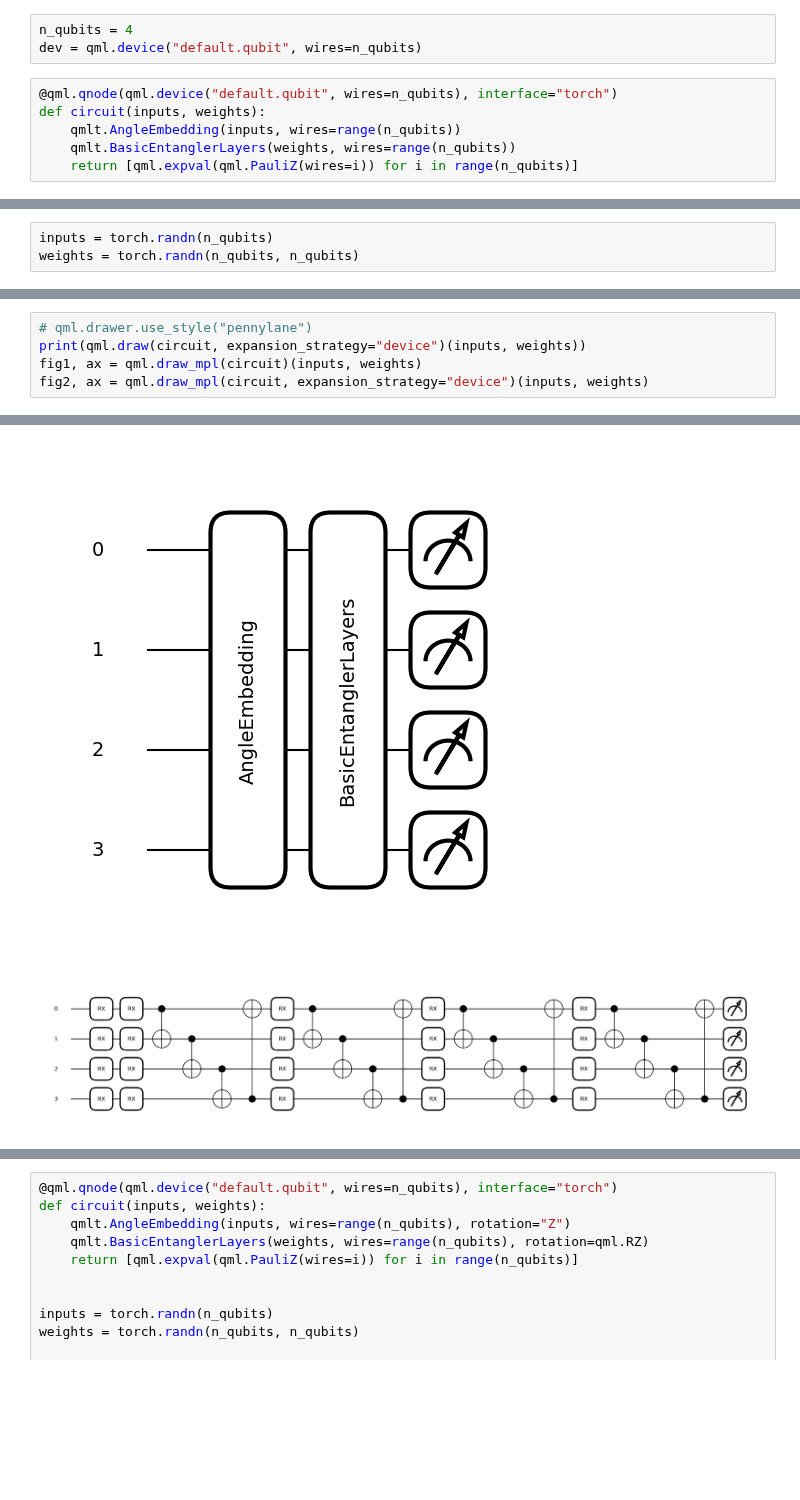
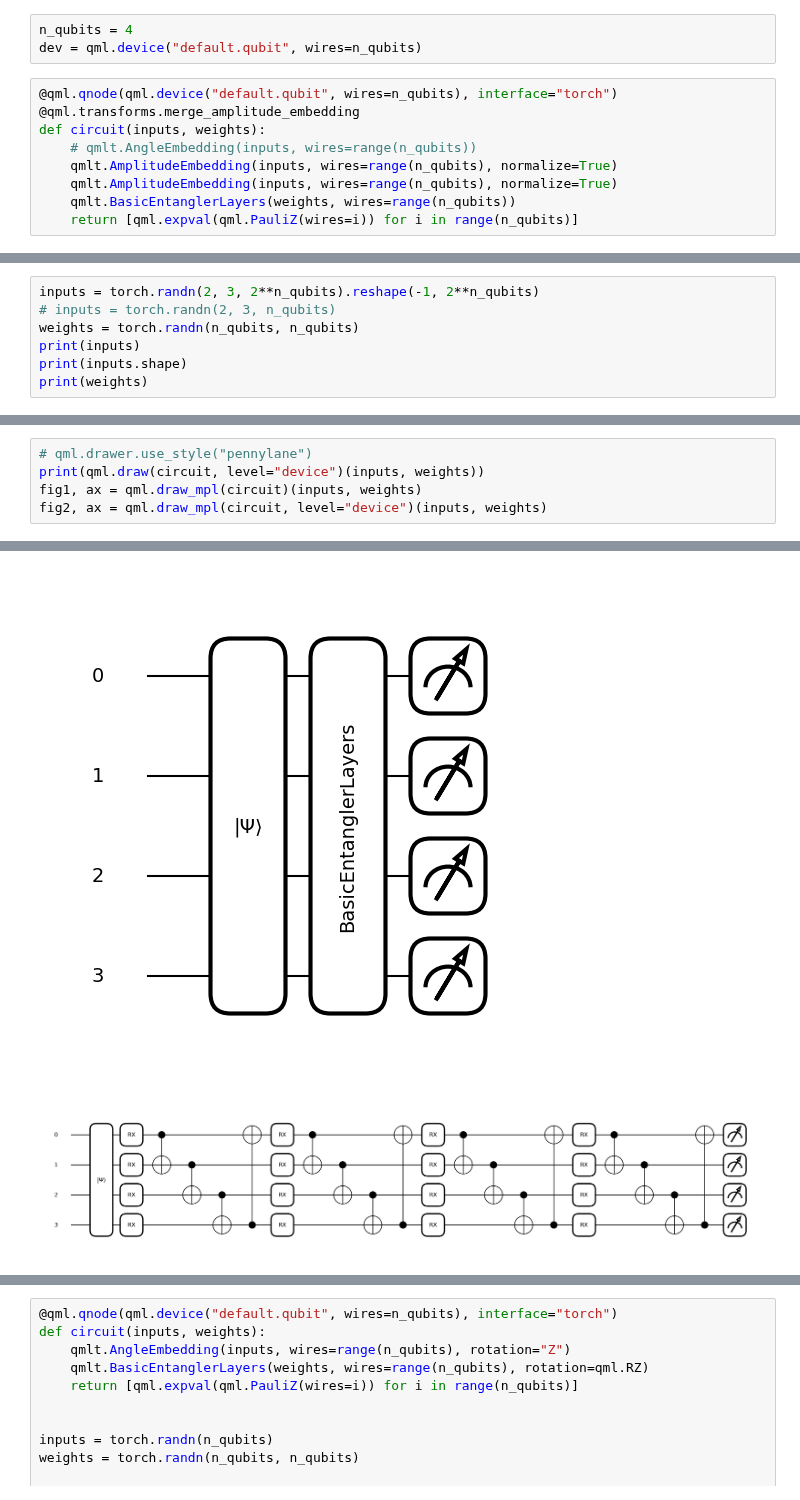
Before and after one commit to NicholasChoong/QuantumTransformer, a Jupyter notebook: test.ipynb, the cells around one changed output, grey strips where cells are left out. Cells and saved outputs as stored; diff of their text form; blank space fills up the shorter version.

Commit message:
testing amplitude

```diff
--- a/test.ipynb
+++ b/test.ipynb
@@ -21,7 +21,10 @@ n_qubits = 4
 dev = qml.device("default.qubit", wires=n_qubits)
 # %%
 @qml.qnode(qml.device("default.qubit", wires=n_qubits), interface="torch")
+@qml.transforms.merge_amplitude_embedding
 def circuit(inputs, weights):
-    qmlt.AngleEmbedding(inputs, wires=range(n_qubits))
+    # qmlt.AngleEmbedding(inputs, wires=range(n_qubits))
+    qmlt.AmplitudeEmbedding(inputs, wires=range(n_qubits), normalize=True)
+    qmlt.AmplitudeEmbedding(inputs, wires=range(n_qubits), normalize=True)
     qmlt.BasicEntanglerLayers(weights, wires=range(n_qubits))
     return [qml.expval(qml.PauliZ(wires=i)) for i in range(n_qubits)]
@@ -28,3 +33,7 @@ def circuit(inputs, weights):
 # %%
-inputs = torch.randn(n_qubits)
+inputs = torch.randn(2, 3, 2**n_qubits).reshape(-1, 2**n_qubits)
+# inputs = torch.randn(2, 3, n_qubits)
 weights = torch.randn(n_qubits, n_qubits)
+print(inputs)
+print(inputs.shape)
+print(weights)
@@ -40,6 +62,6 @@ tensor([[ 1.7878, -0.4780, -0.2429, -0.9342],
 # %%
 # qml.drawer.use_style("pennylane")
-print(qml.draw(circuit, expansion_strategy="device")(inputs, weights))
+print(qml.draw(circuit, level="device")(inputs, weights))
 fig1, ax = qml.draw_mpl(circuit)(inputs, weights)
-fig2, ax = qml.draw_mpl(circuit, expansion_strategy="device")(inputs, weights)
+fig2, ax = qml.draw_mpl(circuit, level="device")(inputs, weights)
 # %% [output]
@@ -55,2 +77,2 @@ fig2, ax = qml.draw_mpl(circuit, expansion_strategy="device")(inputs, weights)
-[figure, old version]
+[figure, new version]
-[figure, old version]
+[figure, new version]
```
Also changed, not shown: parts of 9 cells of this notebook.
